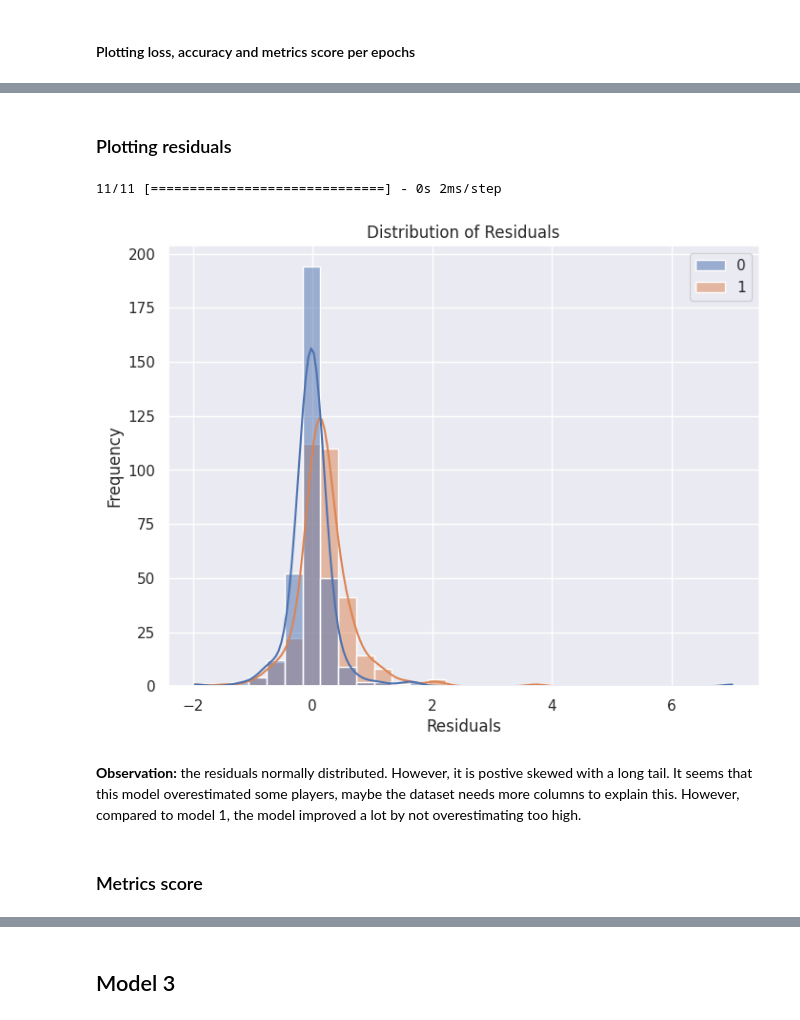
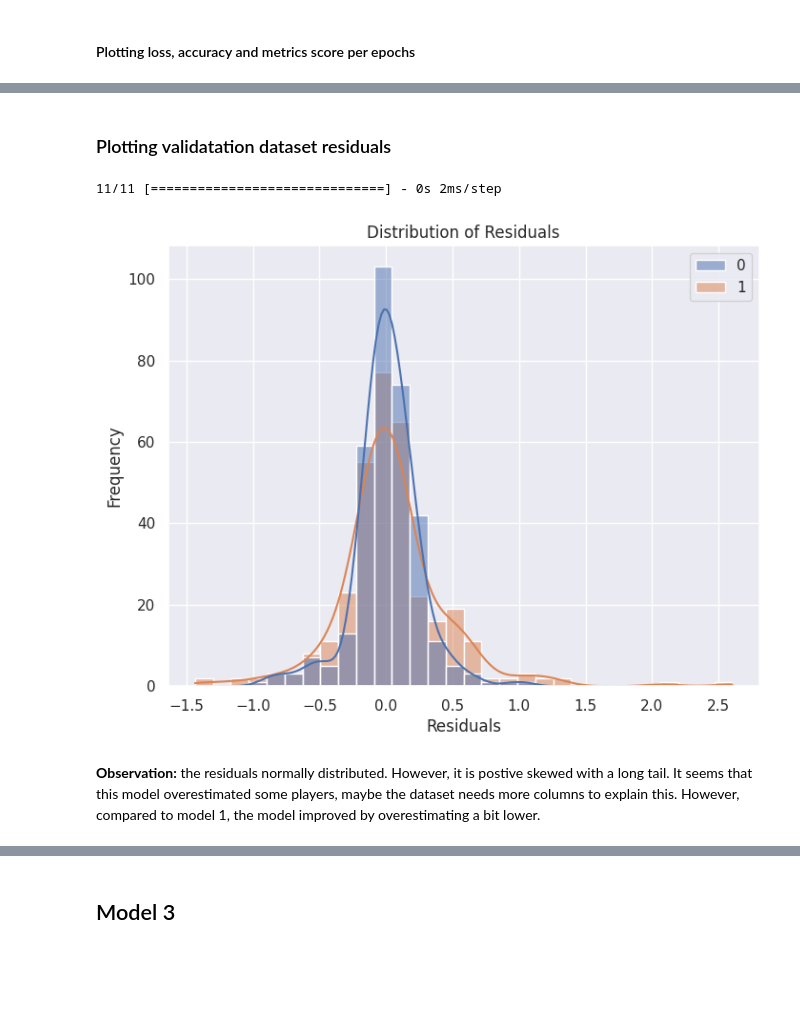
Before and after one commit to hwangdeokThien/CSC14119_IntroDS_final_project, a Jupyter notebook: src/notebooks/4.2-data-modeling-with-deep-training.ipynb, the cells around one changed output, grey strips where cells are left out. Cells and saved outputs as stored; diff of their text form; code cells hidden in the pictures; blank space fills up the shorter version.

```diff
--- a/src/notebooks/4.2-data-modeling-with-deep-training.ipynb
+++ b/src/notebooks/4.2-data-modeling-with-deep-training.ipynb
@@ -257,9 +230,9 @@ Test loss: 0.50. Test adjusted R2-score: 0.77
 # %% [markdown]
 ### Design and train
 # %%
-initial_learning_rate = 0.001
+initial_learning_rate = 1e-3
 import math
-decay_steps = 100000
+decay_steps = 200
 decay_rate = 0.9
 
 # Create an exponential decay learning rate schedule
@@ -298,7 +271,7 @@ history_2 = model_2.fit(train_inputs,
                     epochs=max_epochs,
                     callbacks=[early_stopping],
                     validation_data=(validation_inputs, validation_targets),
-                    verbose = 2
+                    verbose = 2,
                     )
 # %% [output]
 Epoch 1/100
@@ -362,20 +338,18 @@ plt.show()
 # %% [markdown]
-### Plotting residuals
+### Plotting validatation dataset residuals
 # %%
-predictions_2 = model_2.predict(test_inputs)
-residuals_2 = test_targets - predictions_2
+predictions_2 = model_2.predict(validation_inputs)
+residuals_2 = validation_targets - predictions_2
 
 sns.set()
 plt.figure(figsize=(8, 6))
 sns.histplot(residuals_2, kde=True, bins=30)
 plt.title('Distribution of Residuals')
 plt.xlabel('Residuals')
 plt.ylabel('Frequency')
 plt.show()
 # %% [output]
 11/11 [==============================] - 0s 2ms/step
-[figure, old version]
+[figure, new version]
 # %% [markdown]
-**Observation:** the residuals normally distributed. However, it is postive skewed with a long tail. It seems that this model overestimated some players, maybe the dataset needs more columns to explain this. However, compared to model 1, the model improved a lot by not overestimating too high.
+**Observation:** the residuals normally distributed. However, it is postive skewed with a long tail. It seems that this model overestimated some players, maybe the dataset needs more columns to explain this. However, compared to model 1, the model improved by overestimating a bit lower.
-# %% [markdown]
-### Metrics score
```
Also changed, not shown: parts of 28 cells of this notebook, 3 other files.
